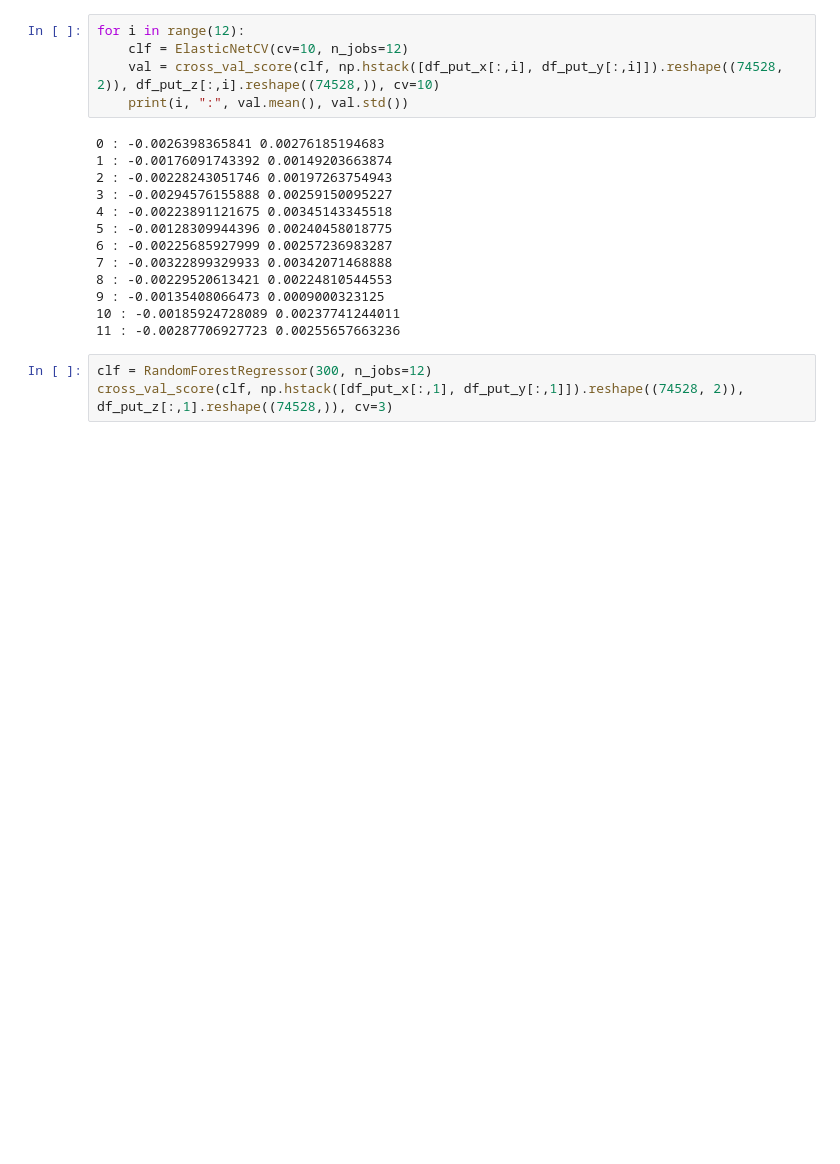
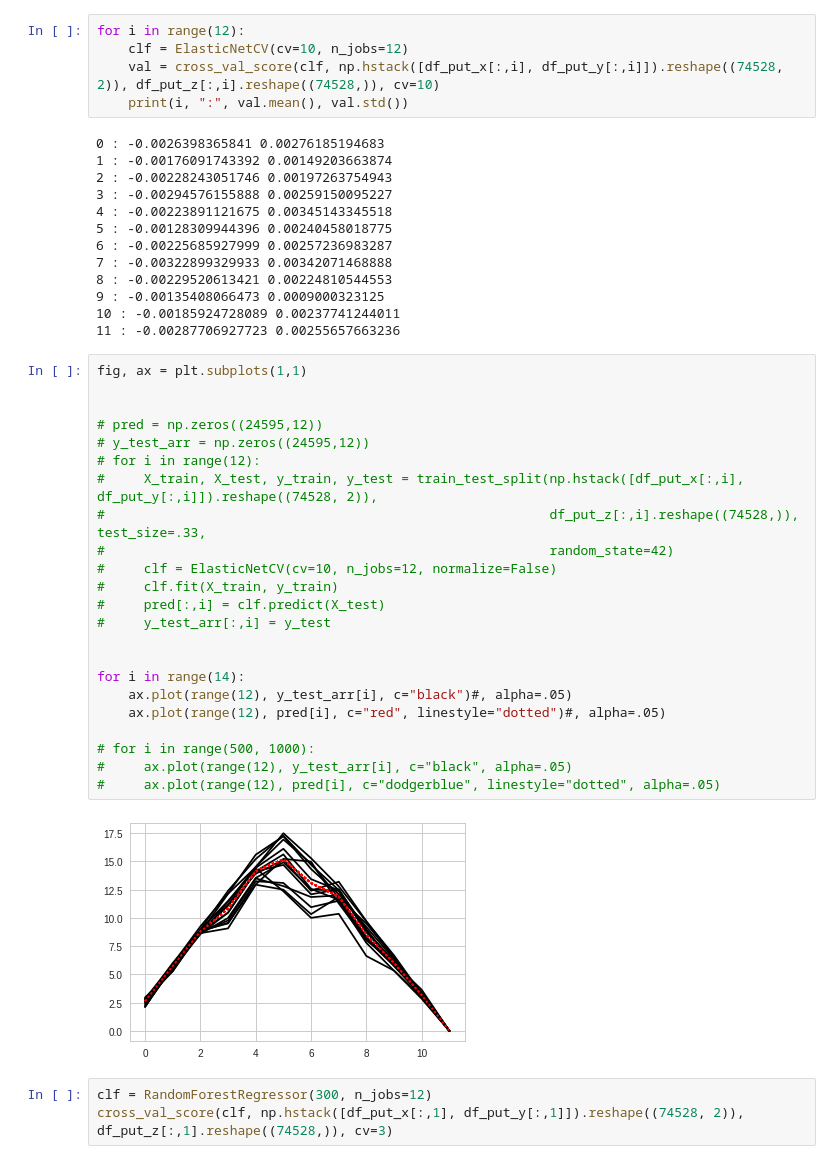
Before and after one commit to antigenomics/tcr-pmhc-study, a Jupyter notebook: loop_model/coord_predict.ipynb, the cells around one changed output. Cells and saved outputs as stored; diff of their text form; blank space fills up the shorter version.

Commit message:
eda+pred

```diff
--- a/loop_model/coord_predict.ipynb
+++ b/loop_model/coord_predict.ipynb
@@ -85,6 +85,31 @@ for i in range(12):
 9 : -0.00135408066473 0.0009000323125
 10 : -0.00185924728089 0.00237741244011
 11 : -0.00287706927723 0.00255657663236
+# %%
+fig, ax = plt.subplots(1,1)
+
+
+# pred = np.zeros((24595,12))
+# y_test_arr = np.zeros((24595,12))
+# for i in range(12):
+#     X_train, X_test, y_train, y_test = train_test_split(np.hstack([df_put_x[:,i], df_put_y[:,i]]).reshape((74528, 2)),
+#                                                         df_put_z[:,i].reshape((74528,)), test_size=.33,
+#                                                         random_state=42)
+#     clf = ElasticNetCV(cv=10, n_jobs=12, normalize=False)
+#     clf.fit(X_train, y_train)
+#     pred[:,i] = clf.predict(X_test)
+#     y_test_arr[:,i] = y_test
+
+
+for i in range(14):
+    ax.plot(range(12), y_test_arr[i], c="black")#, alpha=.05)
+    ax.plot(range(12), pred[i], c="red", linestyle="dotted")#, alpha=.05)
+
+# for i in range(500, 1000):
+#     ax.plot(range(12), y_test_arr[i], c="black", alpha=.05)
+#     ax.plot(range(12), pred[i], c="dodgerblue", linestyle="dotted", alpha=.05)
+# %% [output]
+[figure, added]
 # %%
 clf = RandomForestRegressor(300, n_jobs=12)
 cross_val_score(clf, np.hstack([df_put_x[:,1], df_put_y[:,1]]).reshape((74528, 2)), df_put_z[:,1].reshape((74528,)), cv=3)
```
Also changed, not shown: parts of 1 cell of this notebook, 1 other file.
